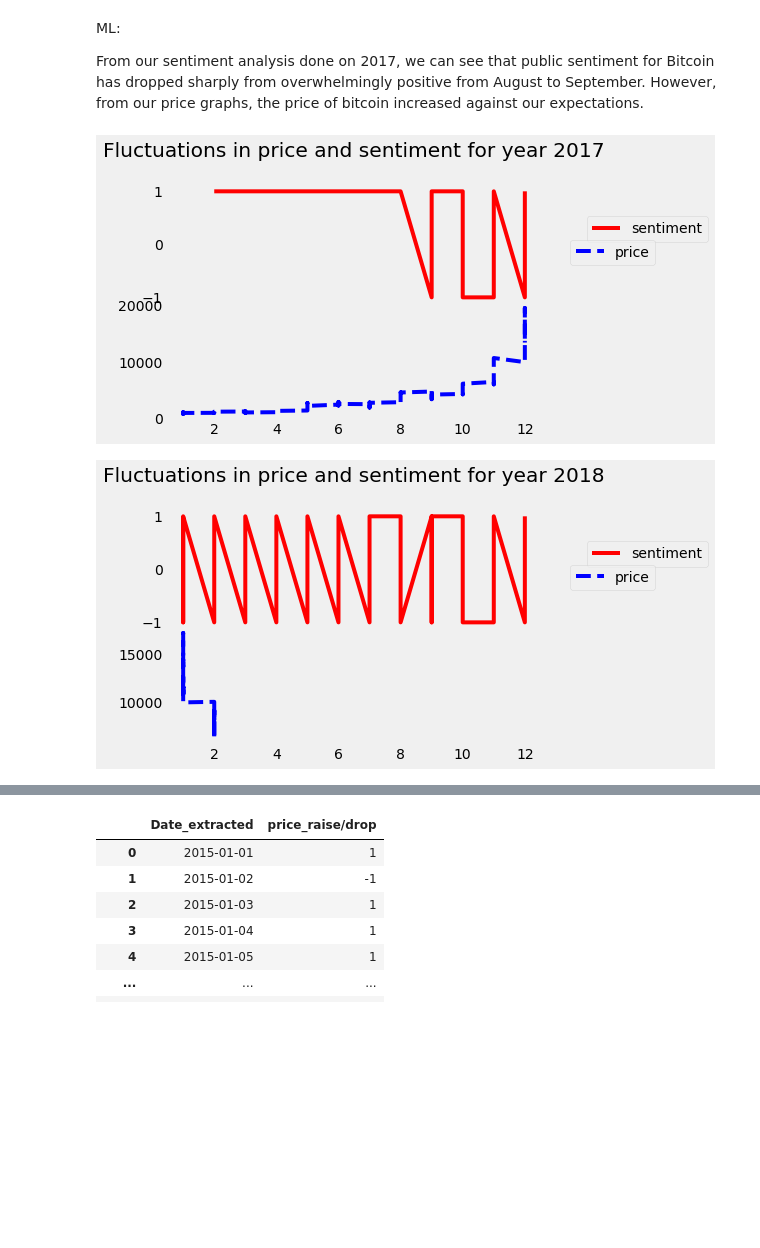
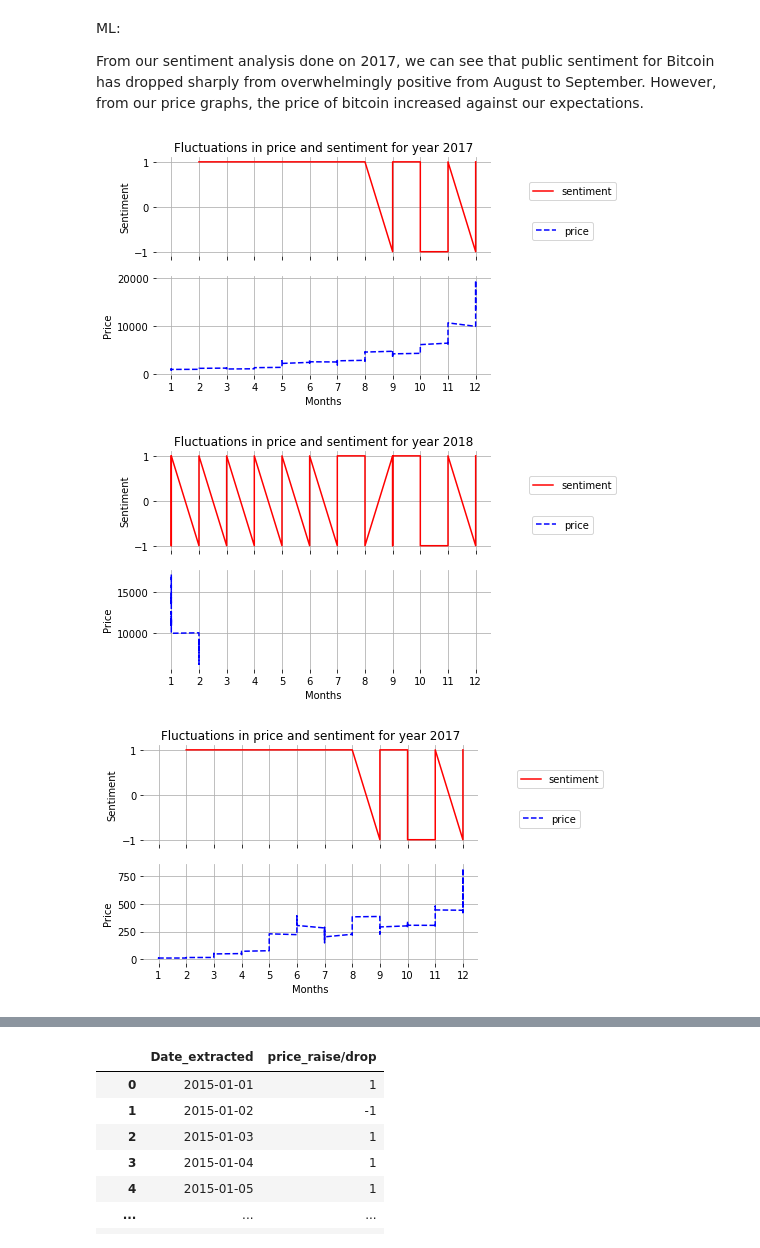
Before and after one commit to uic-cs418/cs418-spring22-sixth-sense, a Jupyter notebook: CS418_Sixth_Sense.ipynb, the cells around one changed output, grey strips where cells are left out. Cells and saved outputs as stored; diff of their text form; code cells hidden in the pictures; blank space fills up the shorter version.

Commit message:
Machine Learning Models and Visualizations

```diff
--- a/CS418_Sixth_Sense.ipynb
+++ b/CS418_Sixth_Sense.ipynb
@@ -275,14 +296,14 @@ ML:
 From our sentiment analysis done on 2017, we can see that public sentiment for Bitcoin has dropped sharply from overwhelmingly positive from August to September. However, from our price graphs, the price of bitcoin increased against our expectations.
 # %%
 #plotting price and sentiment in a single plot for bitcoin
-def sentiment_price_of_popular_cryptos_during_a_particular_year(year):
-    popular_cryptos2 = ['bitcoin']
-    news_of_popular_cryptos2 = news[news['crypto'].isin(popular_cryptos2)]
+def sentiment_price_of_popular_cryptos_during_a_particular_year(year,coin):
+    popular_cryptos2 = [coin.lower()]
+    news_of_popular_cryptos2 = news[news['crypto']=='bitcoin']
     news_year = news_of_popular_cryptos2[(news_of_popular_cryptos2['Year']==year)]
     prices_of_popular_cryptos = crypto_prices_df[crypto_prices_df['currency'].isin(popular_cryptos2)]
     price_year = prices_of_popular_cryptos[(prices_of_popular_cryptos['Year']==year)]
     fig, (ax1,ax2) = plt.subplots(nrows=2, sharex=True, subplot_kw=dict(frameon=False)) # frameon=False removes frames
-    plt.subplots_adjust(hspace=.0)
+    plt.subplots_adjust(hspace=.2)
     plt.title('Fluctuations in price and sentiment for year ' + str(year) , y= 2.2)
     ax1.grid()
     ax2.grid()
@@ -290,10 +311,16 @@ def sentiment_price_of_popular_cryptos_during_a_particular_year(year):
     ax2.plot(price_year['Month'], price_year['price'], color='b', linestyle='--',label ='price')
     ax1.legend(bbox_to_anchor =(1.1, 0.8))
     ax2.legend(bbox_to_anchor =(1.32, 1.6))
+    plt.xticks([1,2,3,4,5,6,7,8,9,10,11,12])
+    plt.xlabel('Months')
+    ax1.set_ylabel('Sentiment')
+    ax2.set_ylabel('Price')
     plt.show()
 # %%
-price_sentiment_2017 = sentiment_price_of_popular_cryptos_during_a_particular_year(2017)
-price_sentiment_2017 = sentiment_price_of_popular_cryptos_during_a_particular_year(2018)
+price_sentiment_2017 = sentiment_price_of_popular_cryptos_during_a_particular_year(2017, 'Bitcoin')
+price_sentiment_2017 = sentiment_price_of_popular_cryptos_during_a_particular_year(2018, 'Bitcoin')
+price_sentiment_2017 = sentiment_price_of_popular_cryptos_during_a_particular_year(2017, 'Ethereum')
 # %% [output]
-[figure, old version]
+[figure, new version]
-[figure, old version]
+[figure, new version]
+[figure, added]
```
Also changed, not shown: parts of 37 cells of this notebook.
